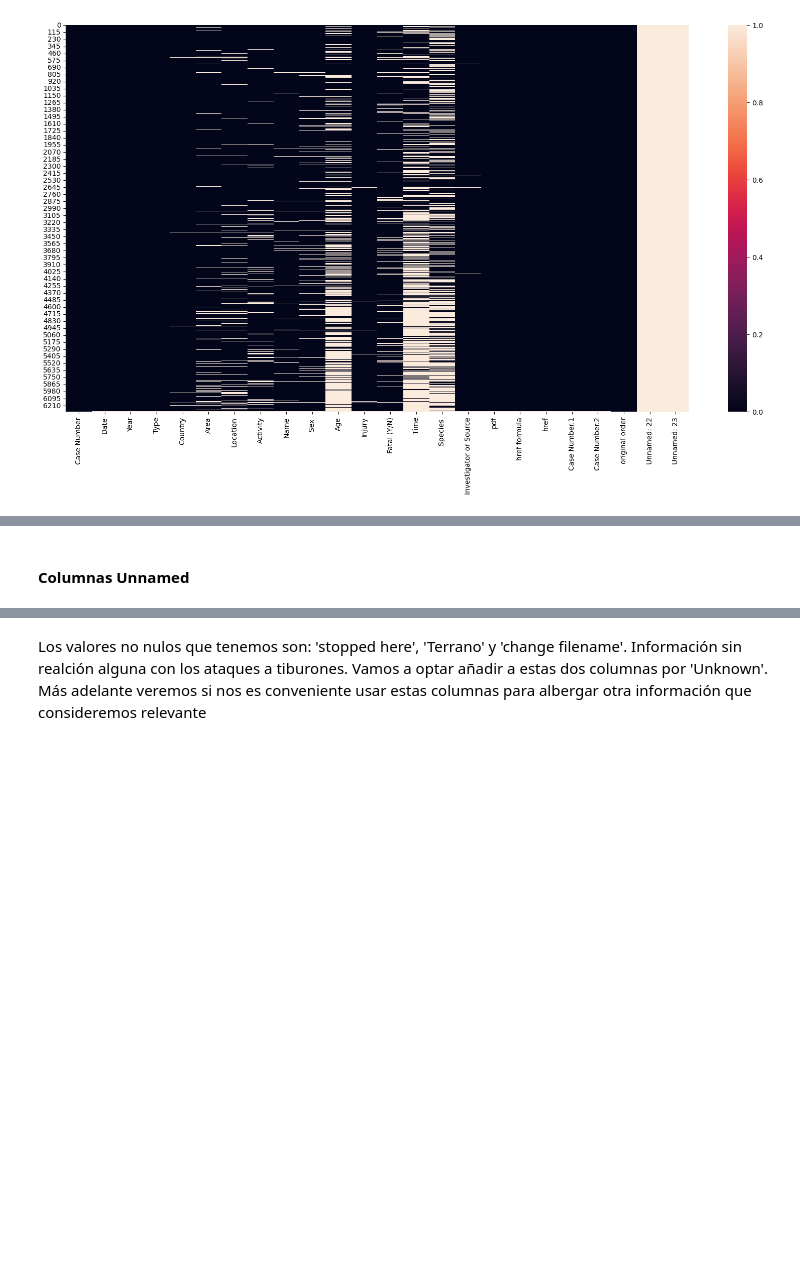
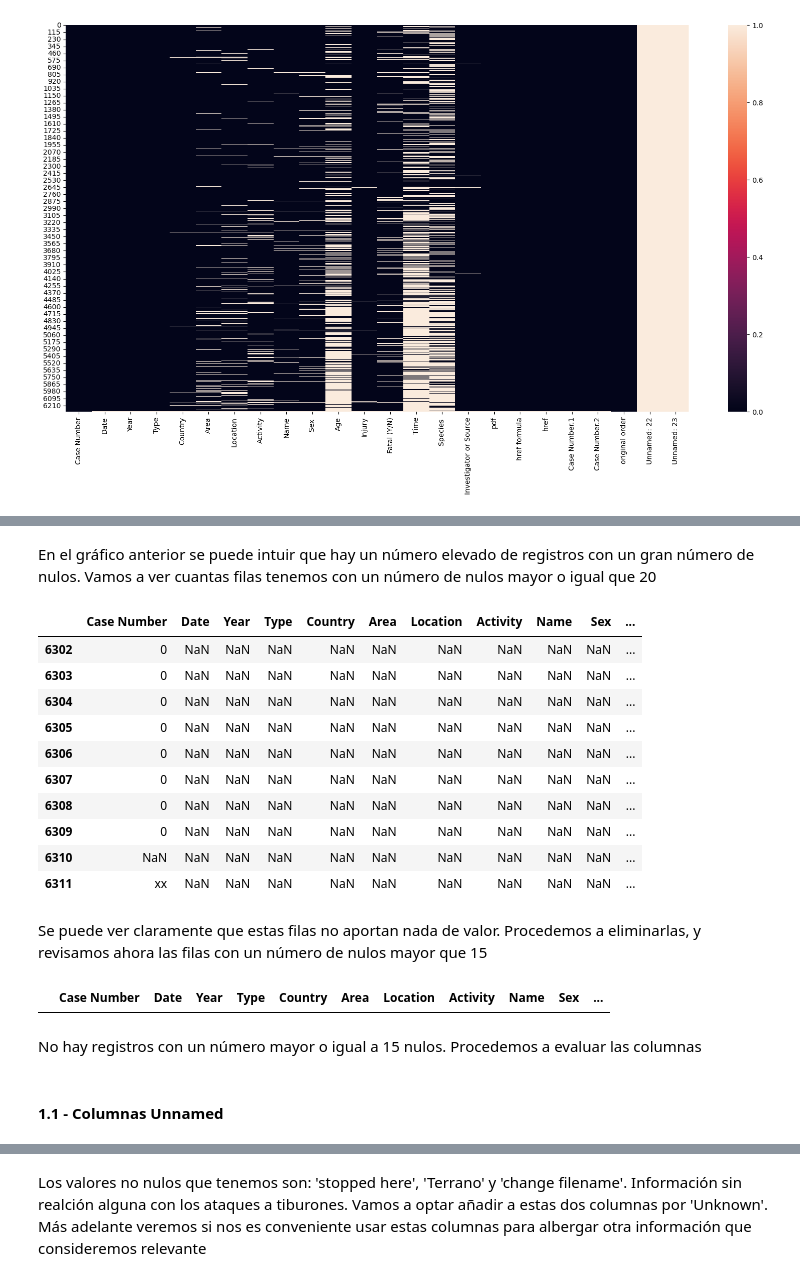
Before and after one commit to gusavato/1_IRONHACK_Sharks, a Jupyter notebook: jupyter/main.ipynb, the cells around one changed output, grey strips where cells are left out. Saved outputs shown, nothing was run; the diff lists cells and outputs as text; code cells hidden in the pictures; blank space fills up the shorter version.

```diff
--- a/jupyter/main.ipynb
+++ b/jupyter/main.ipynb
@@ -149,0 +169,20 @@ len(check_nan_cols(sharks,method='avg'))
+# %% [markdown]
+En el gráfico anterior se puede intuir que hay un número elevado de registros con un gran número de nulos. Vamos a ver cuantas filas tenemos con un número de nulos mayor o igual que 20
+# %%
+# count_nan_rows() es una función que se encuentra en sharks_func, y nos permite saber los índeces de las filas que contienen un nº de nulos mayor o igual al indicado
+nan_index = count_nan_row(sharks,n_nan=20)
+sharks.loc[nan_index]
+# %% [output]
+|  | Case Number | Date | Year | Type | Country | Area | Location | Activity | Name | Sex | ... |
+| 6302 | 0 | NaN | NaN | NaN | NaN | NaN | NaN | NaN | NaN | NaN | ... |
+| 6303 | 0 | NaN | NaN | NaN | NaN | NaN | NaN | NaN | NaN | NaN | ... |
+| 6304 | 0 | NaN | NaN | NaN | NaN | NaN | NaN | NaN | NaN | NaN | ... |
+| 6305 | 0 | NaN | NaN | NaN | NaN | NaN | NaN | NaN | NaN | NaN | ... |
+| 6306 | 0 | NaN | NaN | NaN | NaN | NaN | NaN | NaN | NaN | NaN | ... |
+| 6307 | 0 | NaN | NaN | NaN | NaN | NaN | NaN | NaN | NaN | NaN | ... |
+| 6308 | 0 | NaN | NaN | NaN | NaN | NaN | NaN | NaN | NaN | NaN | ... |
+| 6309 | 0 | NaN | NaN | NaN | NaN | NaN | NaN | NaN | NaN | NaN | ... |
+| 6310 | NaN | NaN | NaN | NaN | NaN | NaN | NaN | NaN | NaN | NaN | ... |
+| 6311 | xx | NaN | NaN | NaN | NaN | NaN | NaN | NaN | NaN | NaN | ... |
+# %% [markdown]
+Se puede ver claramente que estas filas no aportan nada de valor. Procedemos a eliminarlas, y revisamos ahora las filas con un número de nulos mayor que 15
@@ -150,5 +192,12 @@ len(check_nan_cols(sharks,method='avg'))
+# %%
+nan_index = count_nan_row(sharks,n_nan=15)
+sharks.loc[nan_index]
+# %% [output]
+|  | Case Number | Date | Year | Type | Country | Area | Location | Activity | Name | Sex | ... |
+# %% [markdown]
+No hay registros con un número mayor o igual a 15 nulos. Procedemos a evaluar las columnas
 # %% [markdown]
-#### **Columnas Unnamed**
+#### **1.1 - Columnas Unnamed**
 # %%
 # Hemos visto que solo hay 2 valores no nulos en Unnamed:23 y un valor no nulo en Unnamed:22
 
```
Also changed, not shown: parts of 26 cells of this notebook, 1 other file.
